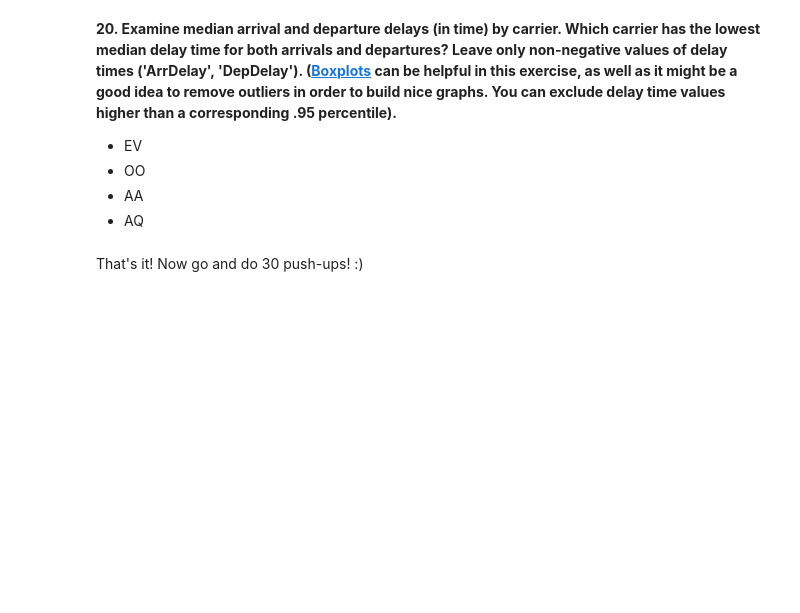
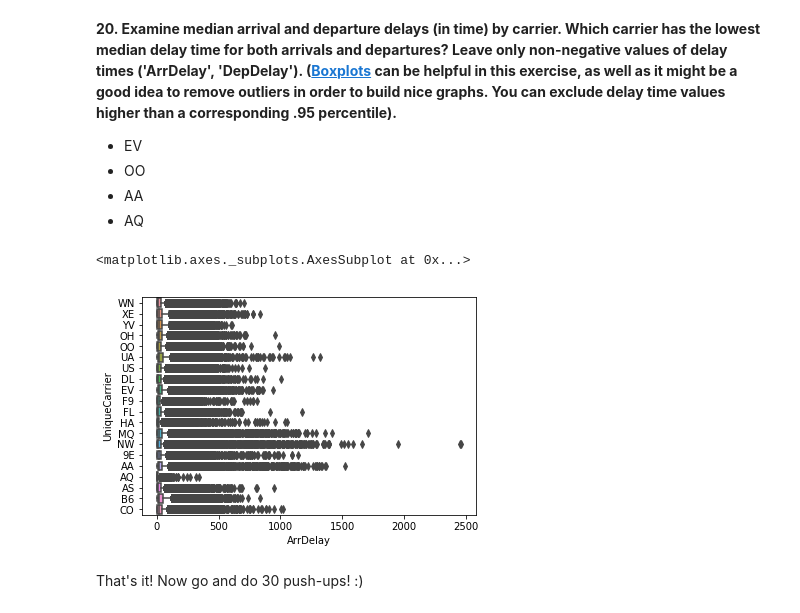
Before and after one commit to awkepler/Data-Analysis-with-Python, a Jupyter notebook: assignment1_USA_flights_EDA.ipynb, the cells around one changed output. Drawn from its saved outputs; the diff is of its cells as text; code cells hidden in the pictures; blank space fills up the shorter version.

```diff
--- a/assignment1_USA_flights_EDA.ipynb
+++ b/assignment1_USA_flights_EDA.ipynb
@@ -740,2 +688,15 @@ dtype: int64
+# %%
+#sns.boxplot(x="UniqueCarrier", y="DepDelay", data=flights_df[])
+#flights_df.head()
+df_delay = flights_df[(flights_df["ArrDelay"]>0)]
+
+sns.boxplot( x=df_delay["ArrDelay"], y=df_delay["UniqueCarrier"] )
+#df_delay = flights_df[(flights_df["DepDelay"]>0)]
+#sns.boxplot( x=df_delay["DepDelay"], y=df_delay["UniqueCarrier"] )
+
+#Ans is AQ
+# %% [output]
+<matplotlib.axes._subplots.AxesSubplot at 0x...>
+[figure, added]
 # %% [markdown]
 That's it! Now go and do 30 push-ups! :)
```
Also changed, not shown: parts of 10 cells of this notebook.
